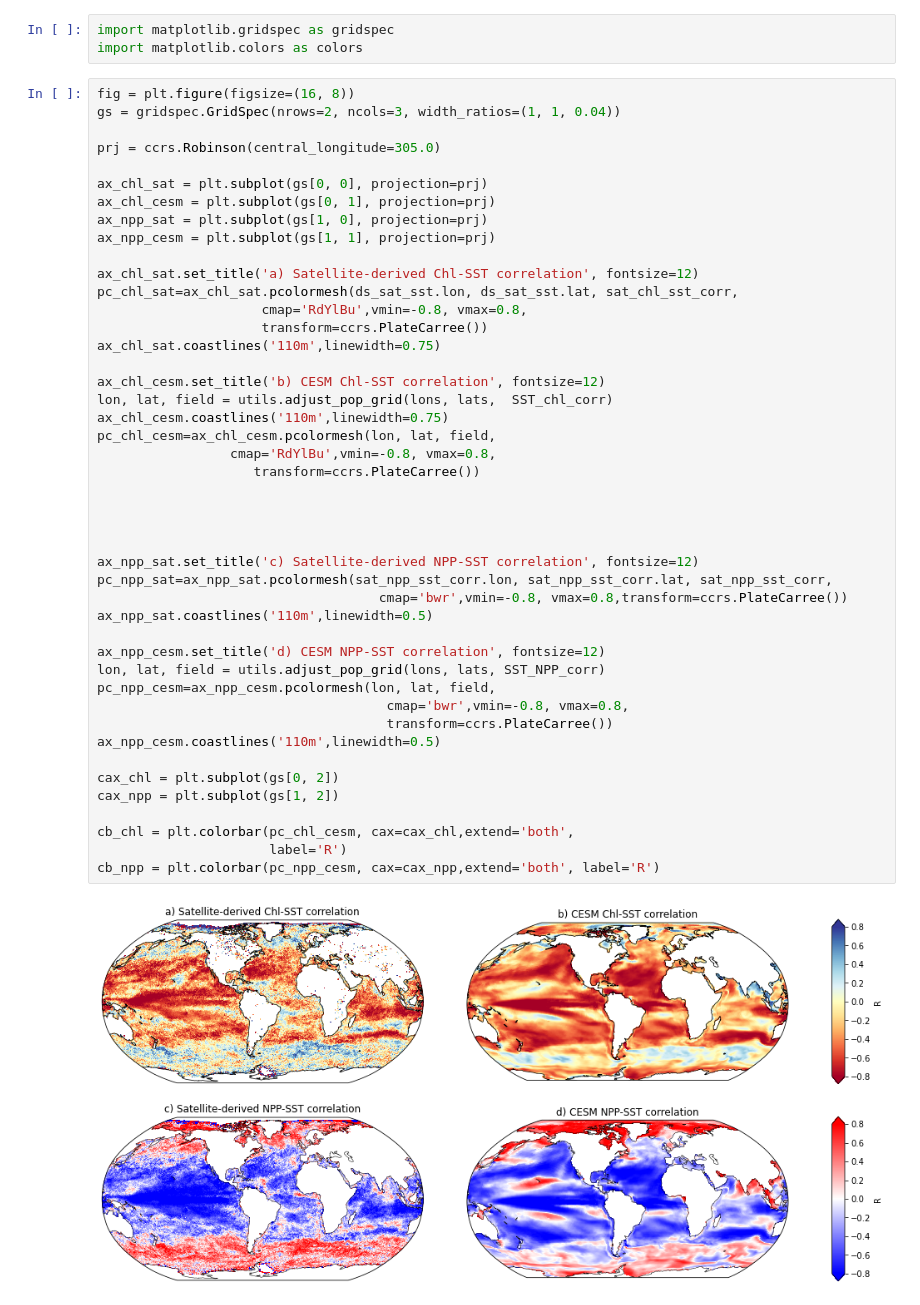
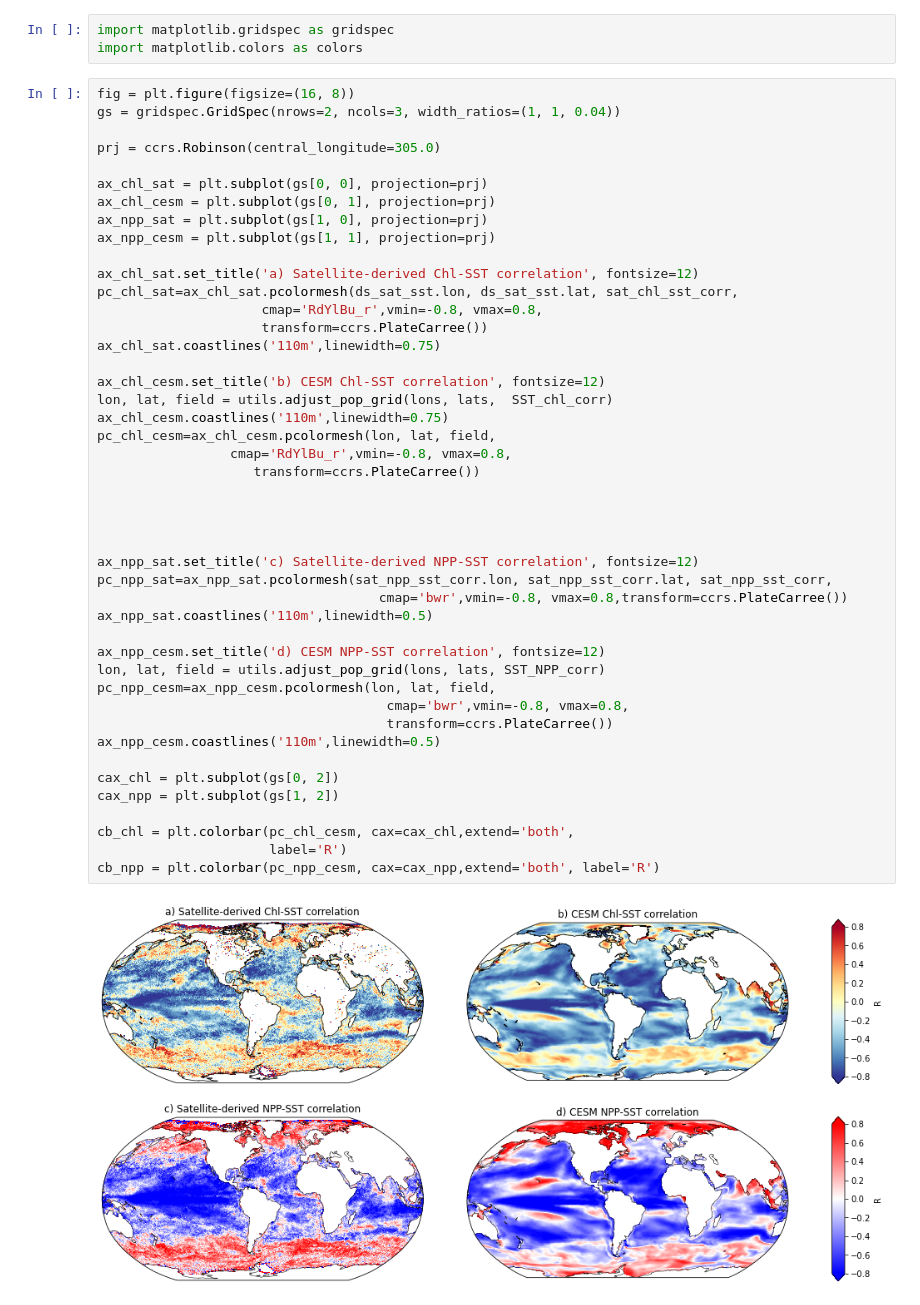
Before and after one commit to kristenkrumhardt/useful, a Jupyter notebook: Chl_SST_corr_maps.ipynb, the cells around one changed output. Cells and saved outputs as stored; diff of their text form.

```diff
--- a/Chl_SST_corr_maps.ipynb
+++ b/Chl_SST_corr_maps.ipynb
@@ -443,37 +443,37 @@ ax_npp_cesm = plt.subplot(gs[1, 1], projection=prj)
 
 ax_chl_sat.set_title('a) Satellite-derived Chl-SST correlation', fontsize=12)
 pc_chl_sat=ax_chl_sat.pcolormesh(ds_sat_sst.lon, ds_sat_sst.lat, sat_chl_sst_corr,
-                     cmap='RdYlBu',vmin=-0.8, vmax=0.8,
+                     cmap='RdYlBu_r',vmin=-0.8, vmax=0.8,
                      transform=ccrs.PlateCarree())
 ax_chl_sat.coastlines('110m',linewidth=0.75)
 
 ax_chl_cesm.set_title('b) CESM Chl-SST correlation', fontsize=12)
 lon, lat, field = utils.adjust_pop_grid(lons, lats,  SST_chl_corr)
 ax_chl_cesm.coastlines('110m',linewidth=0.75)
 pc_chl_cesm=ax_chl_cesm.pcolormesh(lon, lat, field,
-                 cmap='RdYlBu',vmin=-0.8, vmax=0.8,
+                 cmap='RdYlBu_r',vmin=-0.8, vmax=0.8,
                     transform=ccrs.PlateCarree())
 
 
 
 
 ax_npp_sat.set_title('c) Satellite-derived NPP-SST correlation', fontsize=12)
 pc_npp_sat=ax_npp_sat.pcolormesh(sat_npp_sst_corr.lon, sat_npp_sst_corr.lat, sat_npp_sst_corr,
                                     cmap='bwr',vmin=-0.8, vmax=0.8,transform=ccrs.PlateCarree())
 ax_npp_sat.coastlines('110m',linewidth=0.5)
 
 ax_npp_cesm.set_title('d) CESM NPP-SST correlation', fontsize=12)
 lon, lat, field = utils.adjust_pop_grid(lons, lats, SST_NPP_corr)
 pc_npp_cesm=ax_npp_cesm.pcolormesh(lon, lat, field,
                                      cmap='bwr',vmin=-0.8, vmax=0.8,
                                      transform=ccrs.PlateCarree())
 ax_npp_cesm.coastlines('110m',linewidth=0.5)
 
 cax_chl = plt.subplot(gs[0, 2])
 cax_npp = plt.subplot(gs[1, 2])
 
 cb_chl = plt.colorbar(pc_chl_cesm, cax=cax_chl,extend='both',
                       label='R')
 cb_npp = plt.colorbar(pc_npp_cesm, cax=cax_npp,extend='both', label='R')
 # %% [output]
-[figure, old version]
+[figure, new version]
```
